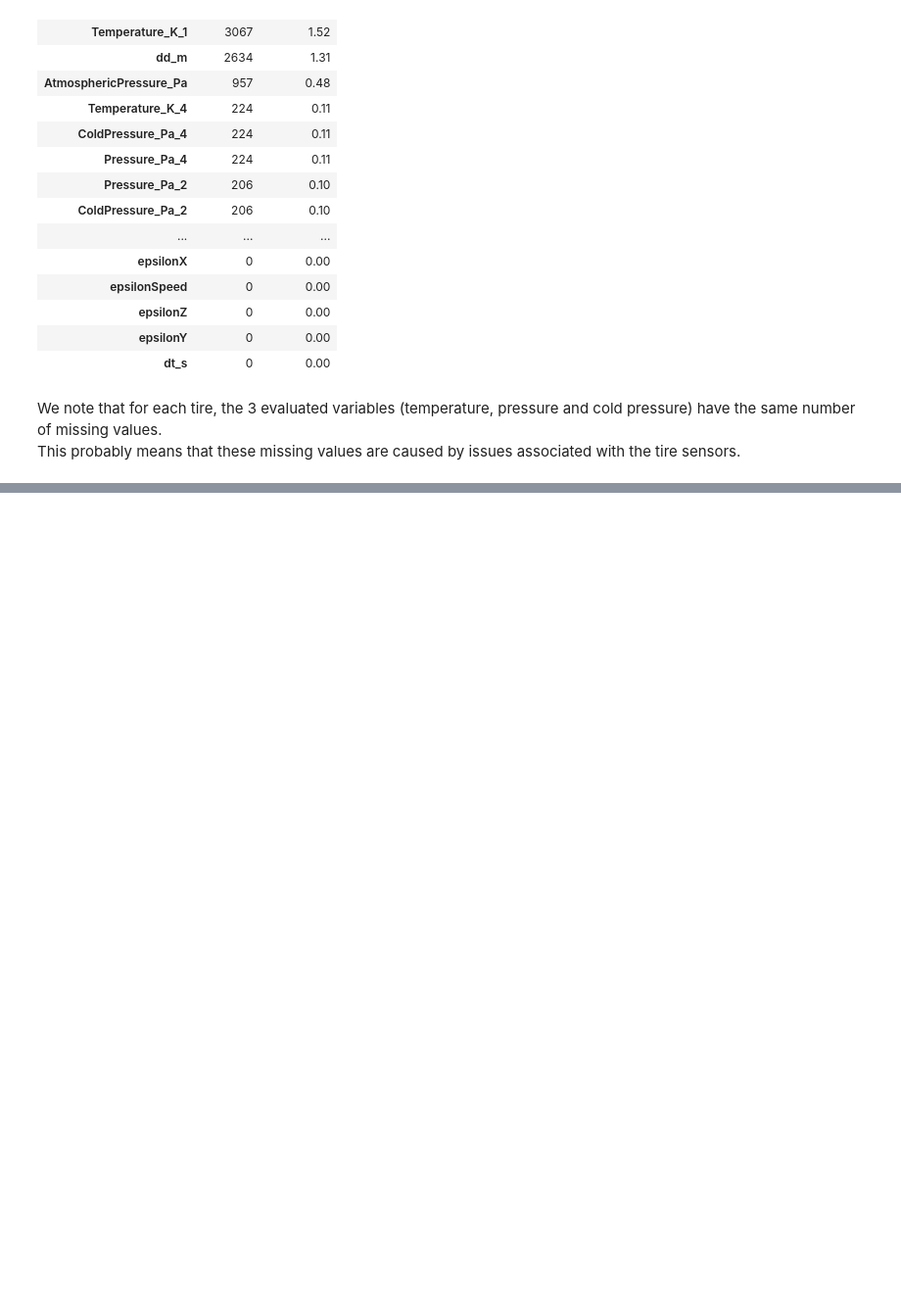
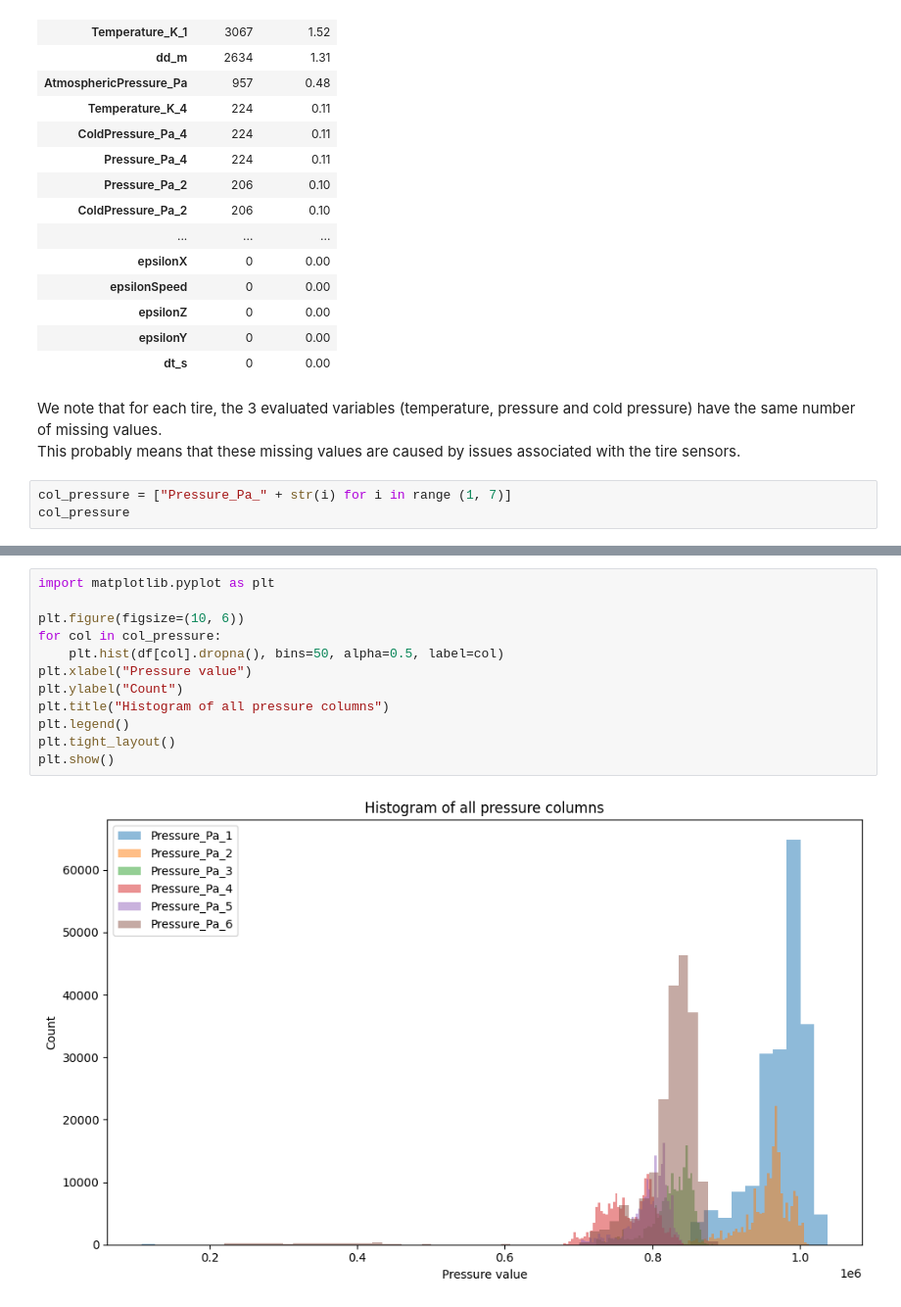
Before and after one commit to Nathan7128/ProjetMichelin, a Jupyter notebook: na_values_analysis/global_analysis.ipynb, the cells around one changed output, grey strips where cells are left out. Shown at 98% size. Cells and saved outputs as stored; diff of their text form; blank space fills up the shorter version.

```diff
--- a/na_values_analysis/global_analysis.ipynb
+++ b/na_values_analysis/global_analysis.ipynb
@@ -80,3 +80,6 @@ na_summary
 # %% [markdown]
 We note that for each tire, the 3 evaluated variables (temperature, pressure and cold pressure) have the same number of missing values.
 This probably means that these missing values are caused by issues associated with the tire sensors.
+# %%
+col_pressure = ["Pressure_Pa_" + str(i) for i in range (1, 7)]
+col_pressure
@@ -82,0 +125,14 @@ This probably means that these missing values are caused by issues associated wi
+# %%
+import matplotlib.pyplot as plt
+
+plt.figure(figsize=(10, 6))
+for col in col_pressure:
+    plt.hist(df[col].dropna(), bins=50, alpha=0.5, label=col)
+plt.xlabel("Pressure value")
+plt.ylabel("Count")
+plt.title("Histogram of all pressure columns")
+plt.legend()
+plt.tight_layout()
+plt.show()
+# %% [output]
+[figure, added]
```
Also changed, not shown: parts of 3 cells of this notebook, 4 other files.
